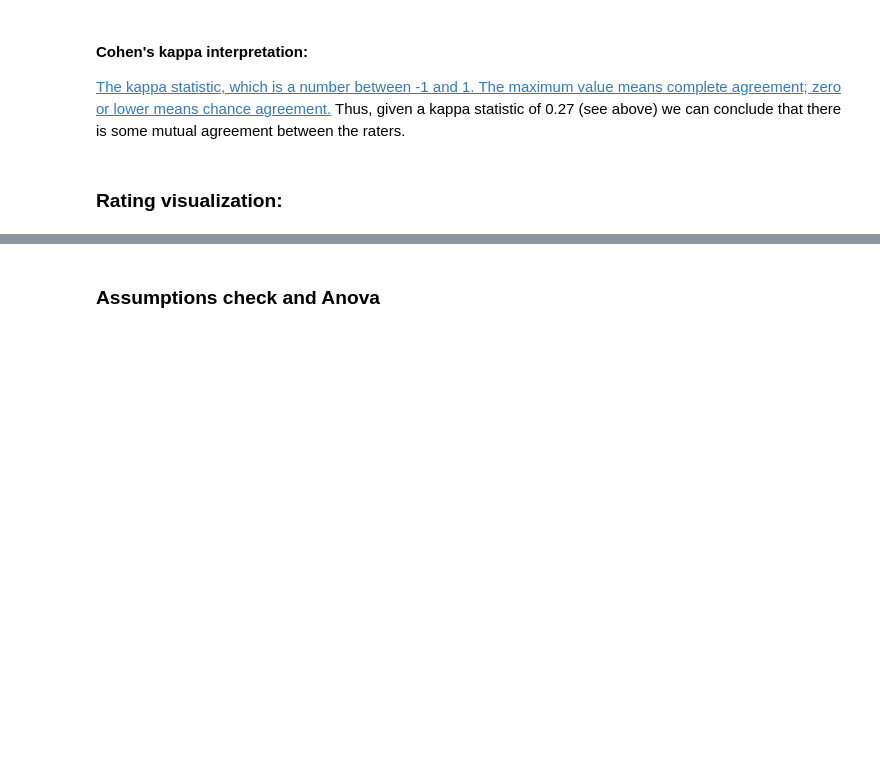
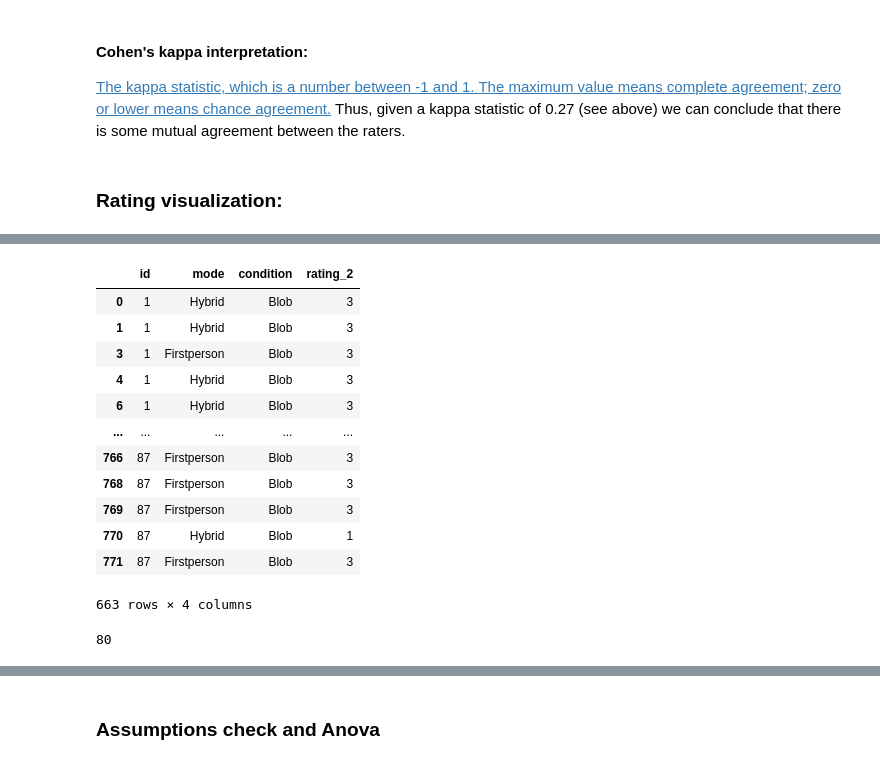
Before and after one commit to ELI-VR/Transcription-Postural-Stability-Test, a Jupyter notebook: analysis_transcription.ipynb, the cells around one changed output, grey strips where cells are left out. Cells and saved outputs as stored; diff of their text form; code cells hidden in the pictures; blank space fills up the shorter version.

```diff
--- a/analysis_transcription.ipynb
+++ b/analysis_transcription.ipynb
@@ -202,0 +243,21 @@ plots_transcription(df_transcription)
+# %%
+df_cleaned_rat_2 = df_transcription.query('rating_2!=0')[['id', 'mode', 'condition', 'rating_2']]
+df_cleaned_rat_2
+# %% [output]
+|  | id | mode | condition | rating_2 |
+| 0 | 1 | Hybrid | Blob | 3 |
+| 1 | 1 | Hybrid | Blob | 3 |
+| 3 | 1 | Firstperson | Blob | 3 |
+| 4 | 1 | Hybrid | Blob | 3 |
+| 6 | 1 | Hybrid | Blob | 3 |
+| ... | ... | ... | ... | ... |
+| 766 | 87 | Firstperson | Blob | 3 |
+| 768 | 87 | Firstperson | Blob | 3 |
+| 769 | 87 | Firstperson | Blob | 3 |
+| 770 | 87 | Hybrid | Blob | 1 |
+| 771 | 87 | Firstperson | Blob | 3 |
+663 rows × 4 columns
+# %%
+len(df_transcription) - len(df_cleaned_rat_2)
+# %% [output]
+80
```
Also changed, not shown: parts of 18 cells of this notebook.
